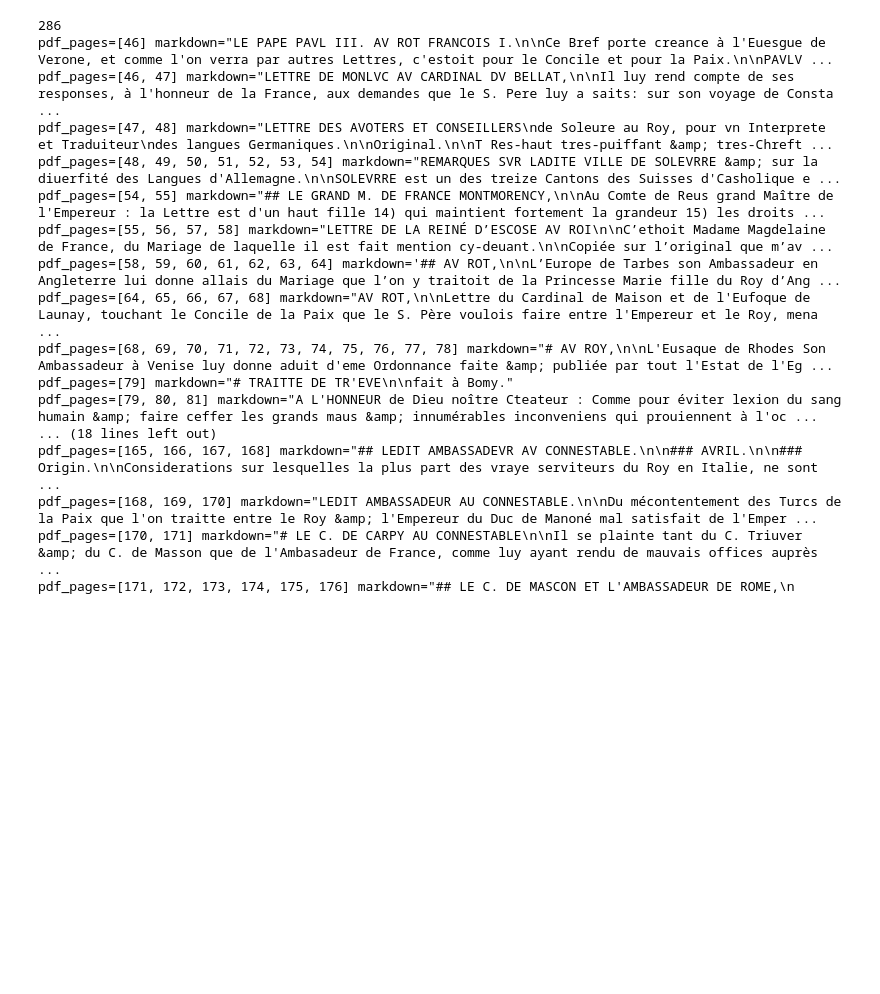
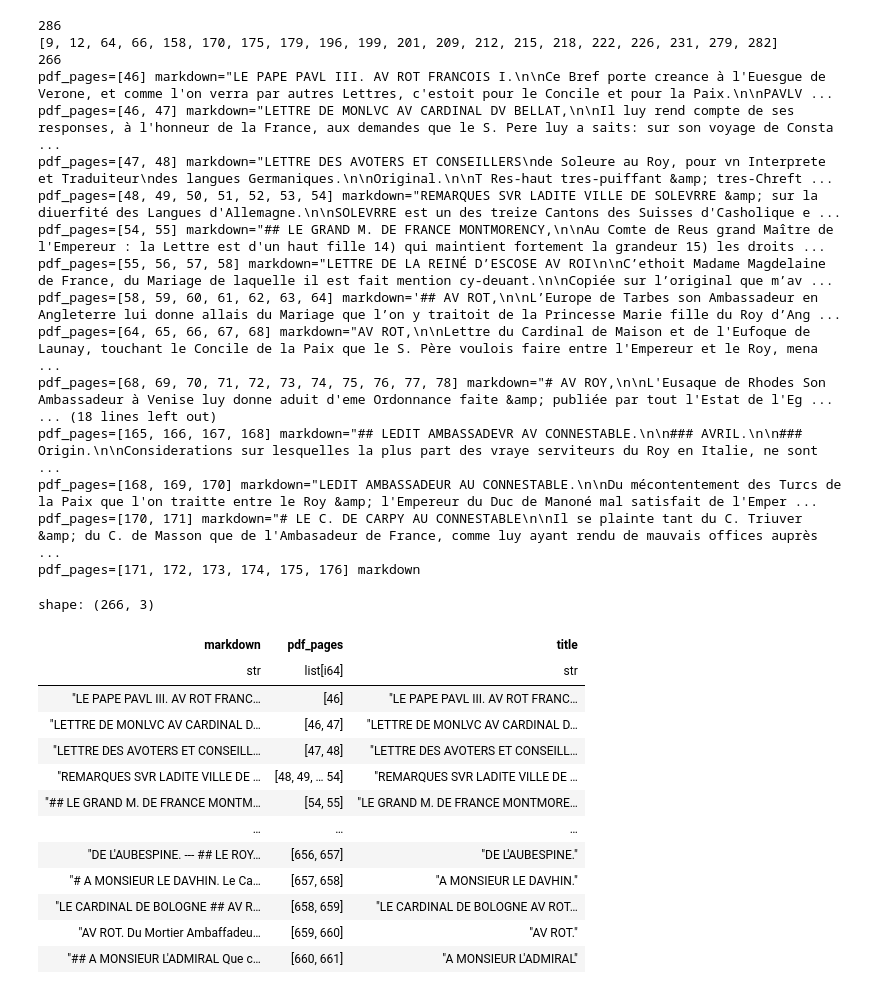
Before and after one commit to nkmwicz/scholarmap-data, a Jupyter notebook: books_work/ribier_v1/split.ipynb, the cells around one changed output. Saved outputs shown, nothing was run; the diff lists cells and outputs as text; code cells hidden in the pictures; blank space fills up the shorter version.

Commit message:
update ribier_v1 split

```diff
--- a/books_work/ribier_v1/split.ipynb
+++ b/books_work/ribier_v1/split.ipynb
@@ -19,7 +19,10 @@ def extract_book_page(header_line: str) -> str | None:
 
 
 def clean_title(s: str) -> str:
-    return re.sub(r"[*#]+", "", s).strip()
+    s = s.replace("#", "")
+    s = s.replace("*", "")
+    s = s.replace("-", "")
+    return s.strip()
 
 
 def is_all_caps_title(line: str) -> bool:
@@ -93,10 +96,27 @@ for page in doc:
                     current.pdf_pages.append(pdf_page)
 
 print(len(letters))
+letters_to_remove = []
+new_letters = []
+for i in range(len(letters) - 1):
+    md = letters[i].markdown
+    if len(md) < 100:
+        letters[i + 1].markdown = md + " " + letters[i + 1].markdown
+        letters_to_remove.append(i)
+for idx, l in enumerate(letters):
+    if idx in letters_to_remove:
+        continue
+    new_letters.append(l)
+letters = new_letters
+print(letters_to_remove)
+print(len(letters))
+
 for s in letters:
     print(s)
 # %% [output]
 286
+[9, 12, 64, 66, 158, 170, 175, 179, 196, 199, 201, 209, 212, 215, 218, 222, 226, 231, 279, 282]
+266
 pdf_pages=[46] markdown="LE PAPE PAVL III. AV ROT FRANCOIS I.\n\nCe Bref porte creance à l'Euesgue de Verone, et comme l'on verra par autres Lettres, c'estoit pour le Concile et pour la Paix.\n\nPAVLV ...
 pdf_pages=[46, 47] markdown="LETTRE DE MONLVC AV CARDINAL DV BELLAT,\n\nIl luy rend compte de ses responses, à l'honneur de la France, aux demandes que le S. Pere luy a saits: sur son voyage de Consta ...
 pdf_pages=[47, 48] markdown="LETTRE DES AVOTERS ET CONSEILLERS\nde Soleure au Roy, pour vn Interprete et Traduiteur\ndes langues Germaniques.\n\nOriginal.\n\nT Res-haut tres-puiffant &amp; tres-Chreft ...
@@ -106,10 +126,8 @@ pdf_pages=[55, 56, 57, 58] markdown="LETTRE DE LA REINÉ D’ESCOSE AV ROI\n\nC
 pdf_pages=[58, 59, 60, 61, 62, 63, 64] markdown='## AV ROT,\n\nL’Europe de Tarbes son Ambassadeur en Angleterre lui donne allais du Mariage que l’on y traitoit de la Princesse Marie fille du Roy d’Ang ...
 pdf_pages=[64, 65, 66, 67, 68] markdown="AV ROT,\n\nLettre du Cardinal de Maison et de l'Eufoque de Launay, touchant le Concile de la Paix que le S. Père voulois faire entre l'Empereur et le Roy, mena ...
 pdf_pages=[68, 69, 70, 71, 72, 73, 74, 75, 76, 77, 78] markdown="# AV ROY,\n\nL'Eusaque de Rhodes Son Ambassadeur à Venise luy donne aduit d'eme Ordonnance faite &amp; publiée par tout l'Estat de l'Eg ...
-pdf_pages=[79] markdown="# TRAITTE DE TR'EVE\n\nfait à Bomy."
-pdf_pages=[79, 80, 81] markdown="A L'HONNEUR de Dieu noître Cteateur : Comme pour éviter lexion du sang humain &amp; faire ceffer les grands maus &amp; innumérables inconveniens qui prouiennent à l'oc ...
 ... (18 lines left out)
 pdf_pages=[165, 166, 167, 168] markdown="## LEDIT AMBASSADEVR AV CONNESTABLE.\n\n### AVRIL.\n\n### Origin.\n\nConsiderations sur lesquelles la plus part des vraye serviteurs du Roy en Italie, ne sont  ...
 pdf_pages=[168, 169, 170] markdown="LEDIT AMBASSADEUR AU CONNESTABLE.\n\nDu mécontentement des Turcs de la Paix que l'on traitte entre le Roy &amp; l'Empereur du Duc de Manoné mal satisfait de l'Emper ...
 pdf_pages=[170, 171] markdown="# LE C. DE CARPY AU CONNESTABLE\n\nIl se plainte tant du C. Triuver &amp; du C. de Masson que de l'Ambasadeur de France, comme luy ayant rendu de mauvais offices auprès  ...
-pdf_pages=[171, 172, 173, 174, 175, 176] markdown="## LE C. DE MASCON ET L'AMBASSADEUR DE ROME,\n
+pdf_pages=[171, 172, 173, 174, 175, 176] markdown
@@ -209,0 +146,18 @@ def extract_letters(data: dict) -> list[dict]:
+# %%
+df1 = pl.read_parquet("./data/ribier_v1.parquet")
+df1
+# %% [output]
+shape: (266, 3)
+| markdown | pdf_pages | title |
+| str | list[i64] | str |
+| "LE PAPE PAVL III. AV ROT FRANC… | [46] | "LE PAPE PAVL III. AV ROT FRANC… |
+| "LETTRE DE MONLVC AV CARDINAL D… | [46, 47] | "LETTRE DE MONLVC AV CARDINAL D… |
+| "LETTRE DES AVOTERS ET CONSEILL… | [47, 48] | "LETTRE DES AVOTERS ET CONSEILL… |
+| "REMARQUES SVR LADITE VILLE DE … | [48, 49, … 54] | "REMARQUES SVR LADITE VILLE DE … |
+| "## LE GRAND M. DE FRANCE MONTM… | [54, 55] | "LE GRAND M. DE FRANCE MONTMORE… |
+| … | … | … |
+| "DE L'AUBESPINE. --- ## LE ROY… | [656, 657] | "DE L'AUBESPINE." |
+| "# A MONSIEUR LE DAVHIN. Le Ca… | [657, 658] | "A MONSIEUR LE DAVHIN." |
+| "LE CARDINAL DE BOLOGNE ## AV R… | [658, 659] | "LE CARDINAL DE BOLOGNE AV ROT… |
+| "AV ROT. Du Mortier Ambaffadeu… | [659, 660] | "AV ROT." |
+| "## A MONSIEUR L'ADMIRAL Que c… | [660, 661] | "A MONSIEUR L'ADMIRAL" |
```
Also changed, not shown: parts of 2 cells of this notebook, 1 other file.
